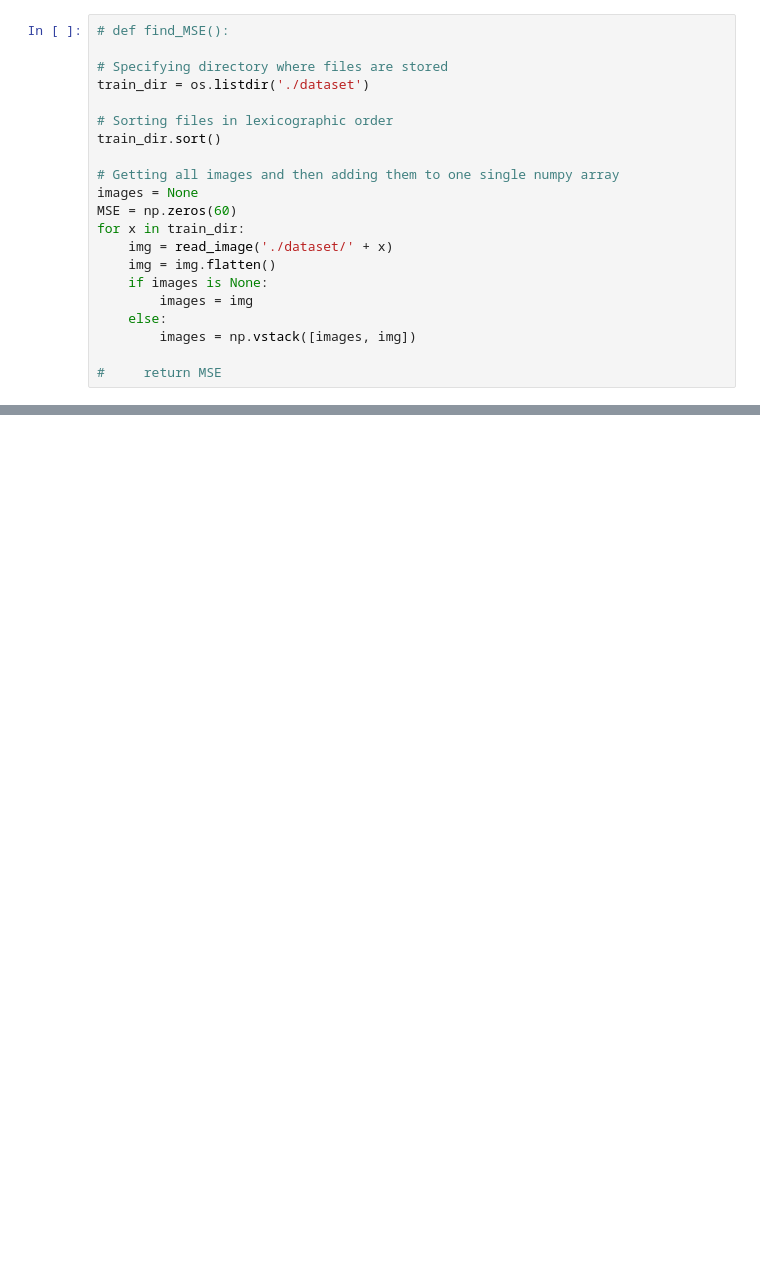
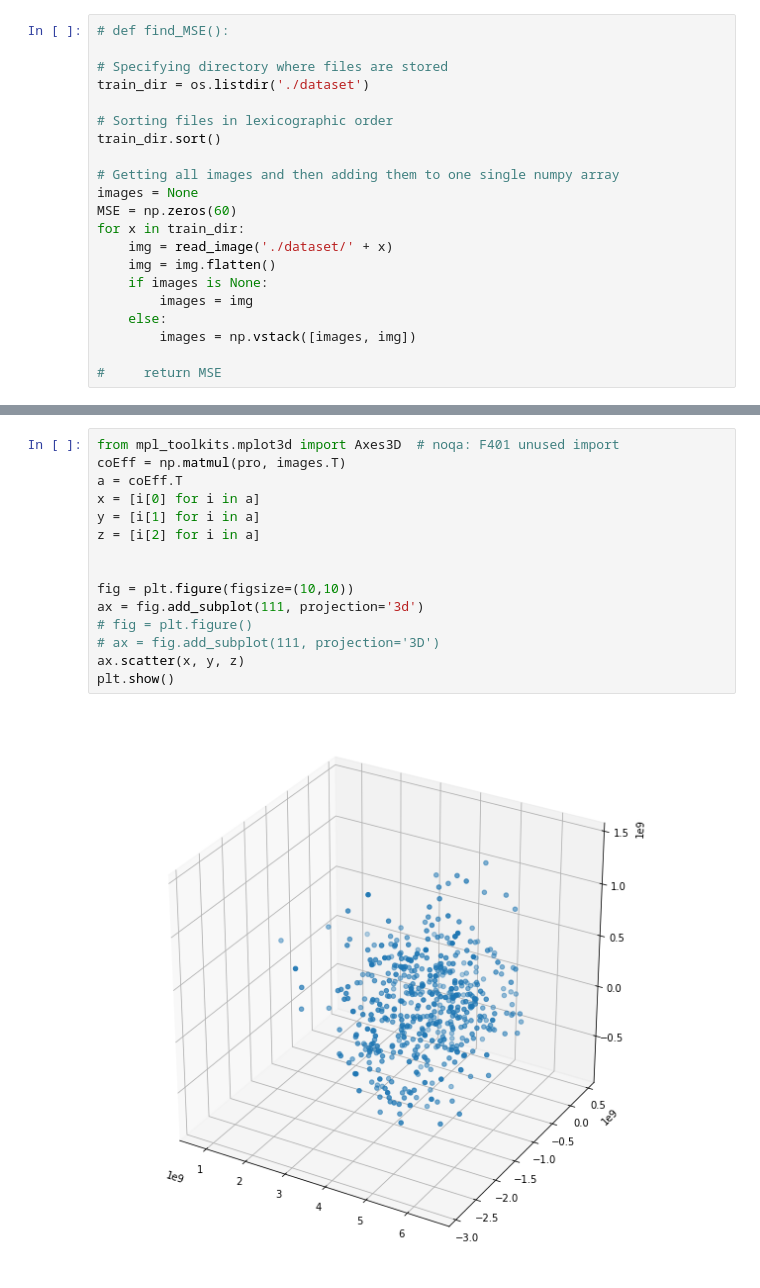
Before and after one commit to dheerajpreddy/SMAI-Mini-Project-1, a Jupyter notebook: PCAnewnew.ipynb, the cells around one changed output, grey strips where cells are left out. Drawn from its saved outputs; the diff is of its cells as text; blank space fills up the shorter version.

```diff
--- a/PCAnewnew.ipynb
+++ b/PCAnewnew.ipynb
@@ -68,0 +90,17 @@ plt.plot(MSE)
+# %%
+from mpl_toolkits.mplot3d import Axes3D  # noqa: F401 unused import
+coEff = np.matmul(pro, images.T)
+a = coEff.T
+x = [i[0] for i in a]
+y = [i[1] for i in a]
+z = [i[2] for i in a]
+
+
+fig = plt.figure(figsize=(10,10))
+ax = fig.add_subplot(111, projection='3d')
+# fig = plt.figure()
+# ax = fig.add_subplot(111, projection='3D')
+ax.scatter(x, y, z)
+plt.show()
+# %% [output]
+[figure, added]
```
Also changed, not shown: parts of 5 cells of this notebook, 14 other files.
